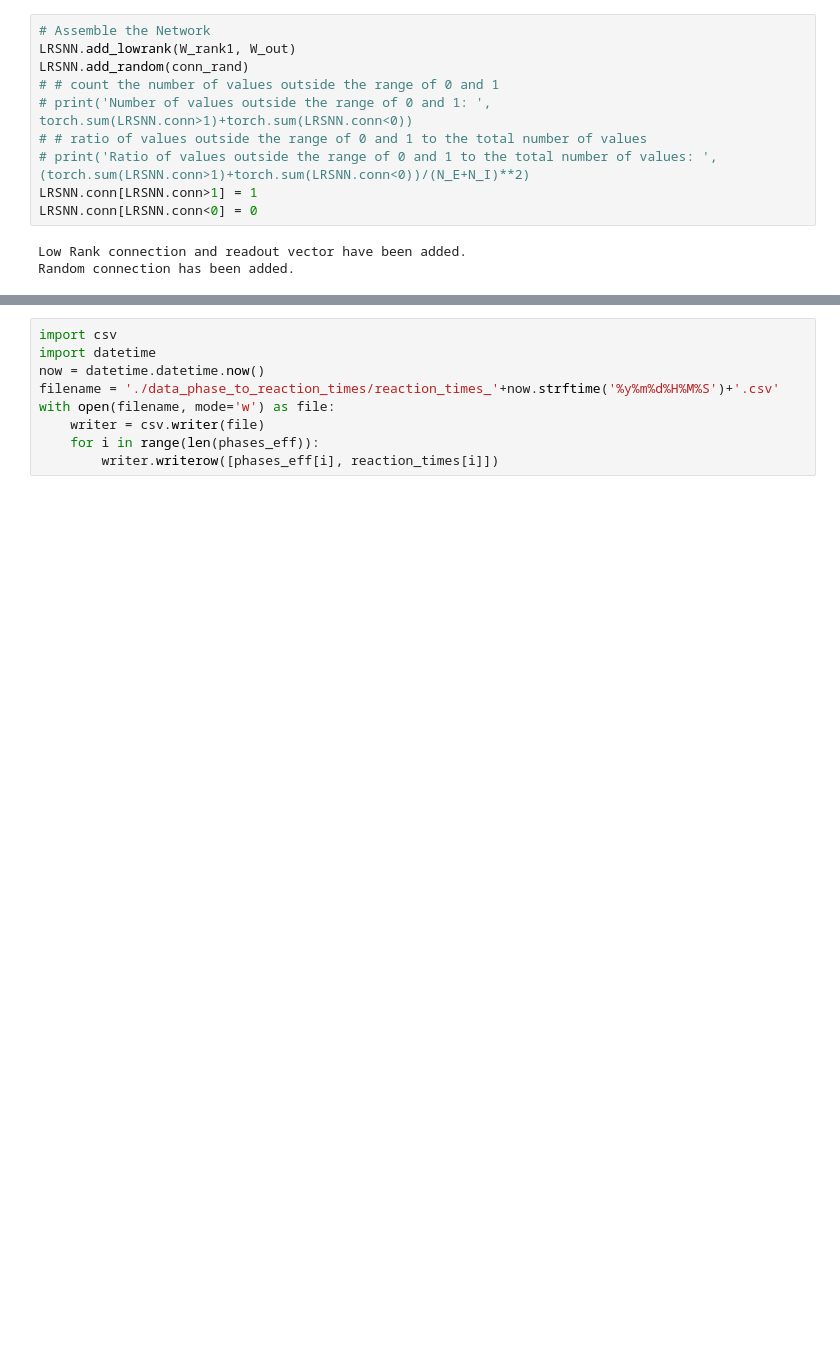
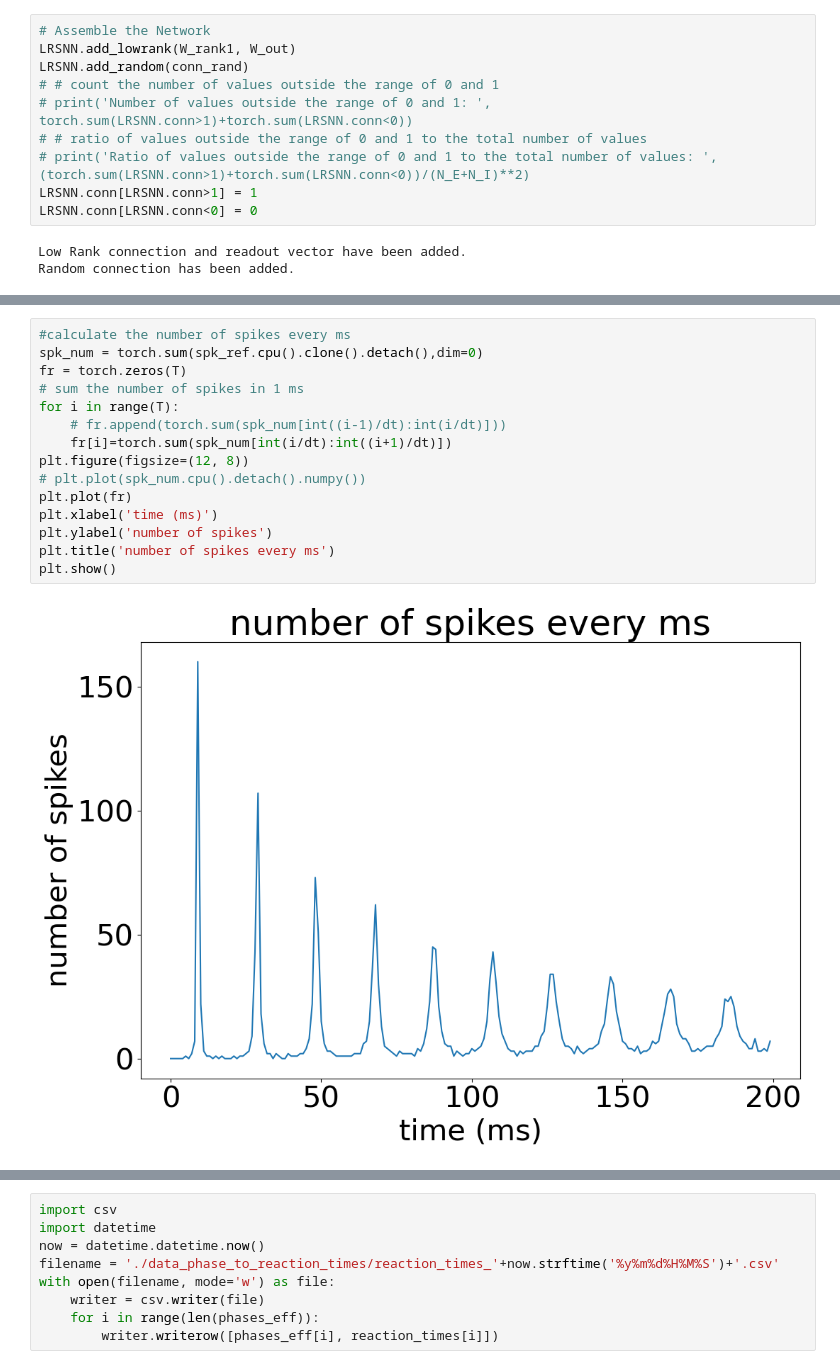
Before and after one commit to LiBinUtokyo/LowRank_ModifiedTheta_SNN, a Jupyter notebook: PYTHON/phase_sensitivity.ipynb, the cells around one changed output, grey strips where cells are left out. Cells and saved outputs as stored; diff of their text form; blank space fills up the shorter version.

```diff
--- a/PYTHON/phase_sensitivity.ipynb
+++ b/PYTHON/phase_sensitivity.ipynb
@@ -178,3 +203,20 @@ plt.show()
+# %%
+#calculate the number of spikes every ms
+spk_num = torch.sum(spk_ref.cpu().clone().detach(),dim=0)
+fr = torch.zeros(T)
+# sum the number of spikes in 1 ms
+for i in range(T):
+    # fr.append(torch.sum(spk_num[int((i-1)/dt):int(i/dt)]))
+    fr[i]=torch.sum(spk_num[int(i/dt):int((i+1)/dt)])
+plt.figure(figsize=(12, 8))
+# plt.plot(spk_num.cpu().detach().numpy())
+plt.plot(fr)
+plt.xlabel('time (ms)')
+plt.ylabel('number of spikes')
+plt.title('number of spikes every ms')
+plt.show()
+# %% [output]
+[figure, added]
 # %%
 # find out the first minimum phase
 # take phase_start as -pi, and phase_end as pi
```
Also changed, not shown: parts of 8 cells of this notebook, 4 other files.
